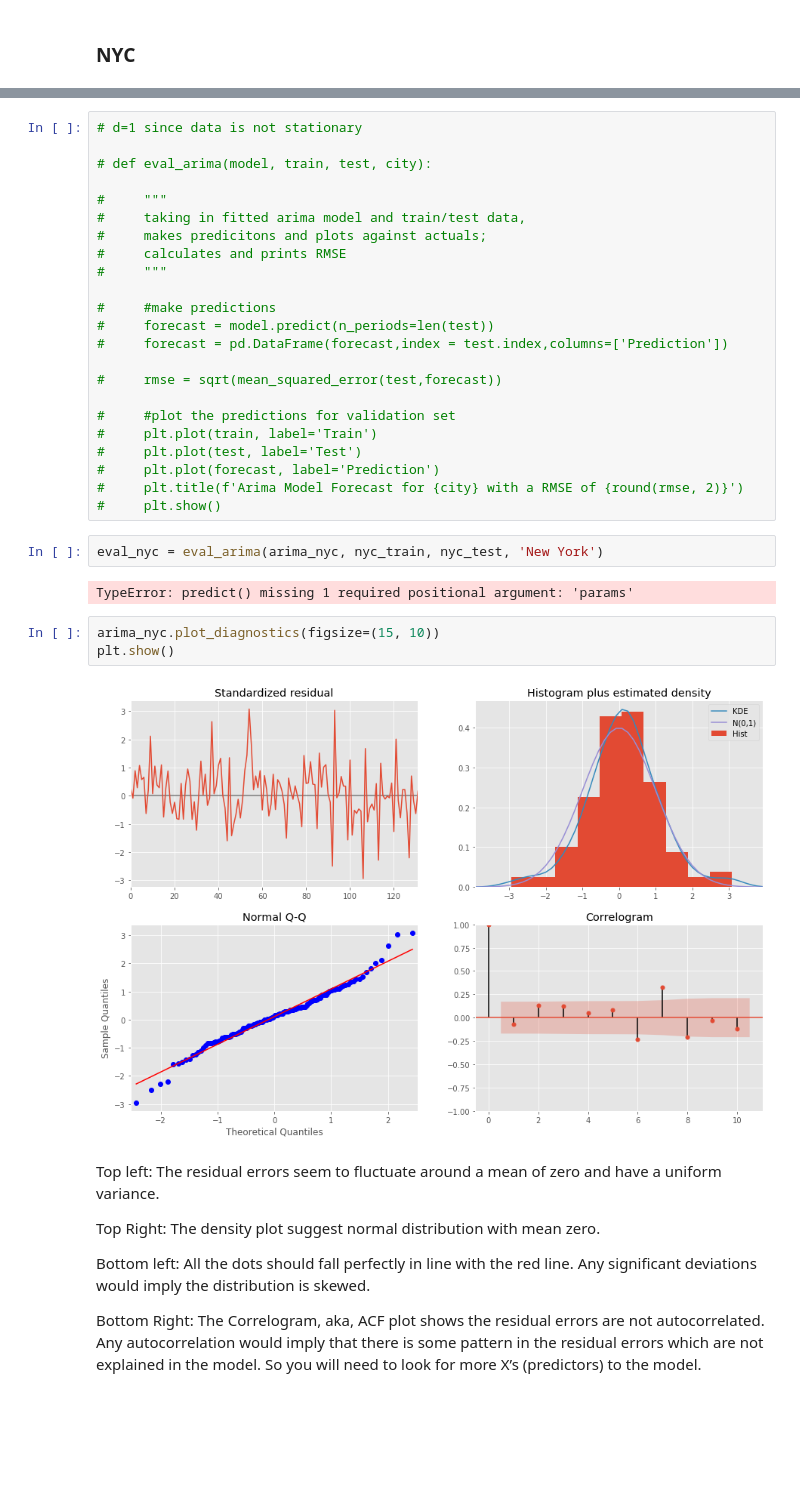
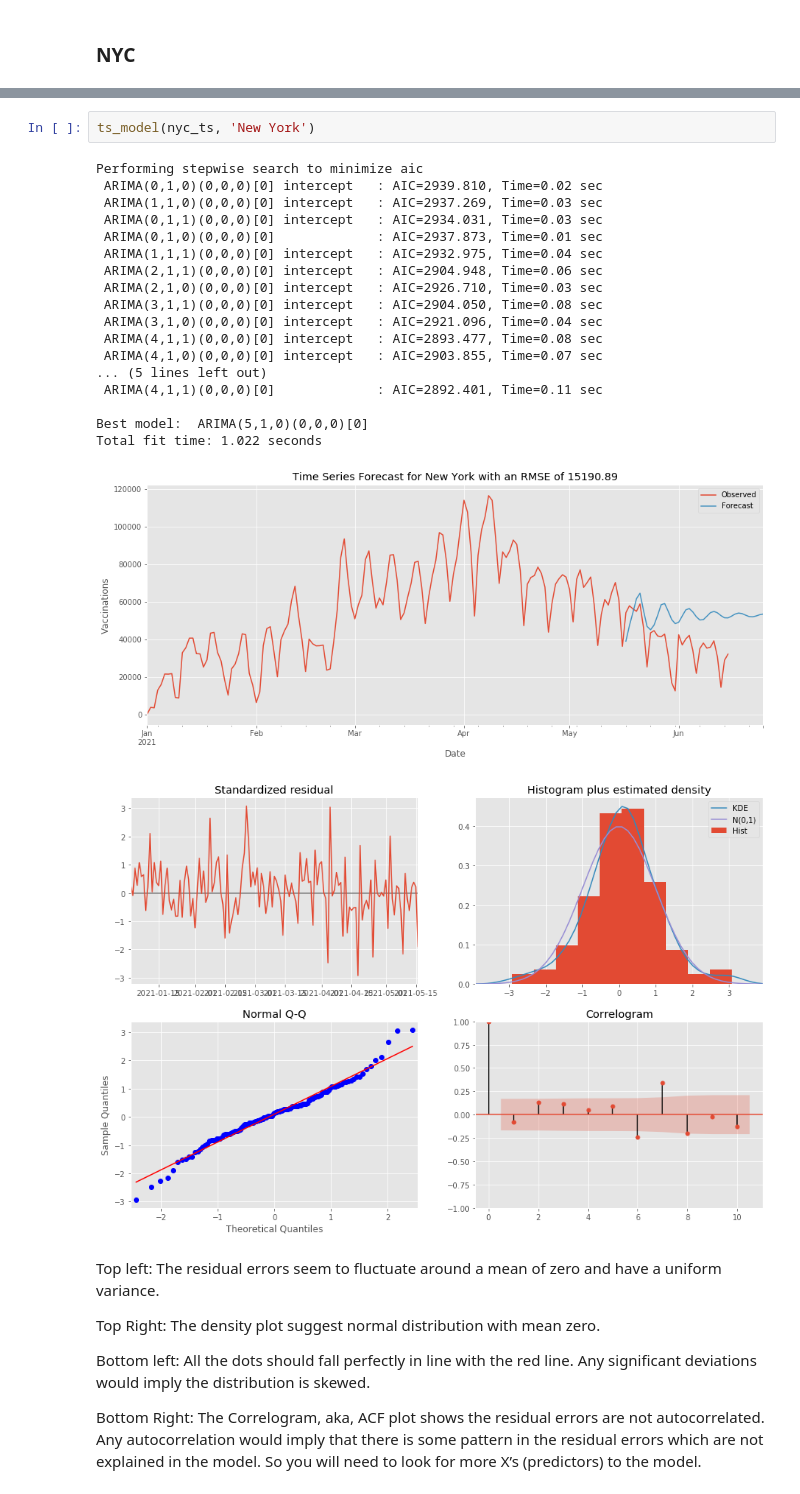
Before and after one commit to christisarv/2021-covid-vaccine-analysis, a Jupyter notebook: Vaccinantion Records Analysis.ipynb, the cells around one changed output, grey strips where cells are left out. Saved outputs shown, nothing was run; the diff lists cells and outputs as text; blank space fills up the shorter version.

Commit message:
completed time series model and correlation plots

```diff
--- a/Vaccinantion Records Analysis.ipynb
+++ b/Vaccinantion Records Analysis.ipynb
@@ -487,35 +410,25 @@ plt.show()
-# %%
-# d=1 since data is not stationary
-
-# def eval_arima(model, train, test, city):
-
-#     """
-#     taking in fitted arima model and train/test data,
-#     makes predicitons and plots against actuals;
-#     calculates and prints RMSE
-#     """
-
-#     #make predictions
-#     forecast = model.predict(n_periods=len(test))
-#     forecast = pd.DataFrame(forecast,index = test.index,columns=['Prediction'])
-
-#     rmse = sqrt(mean_squared_error(test,forecast))
-
-#     #plot the predictions for validation set
-#     plt.plot(train, label='Train')
-#     plt.plot(test, label='Test')
-#     plt.plot(forecast, label='Prediction')
-#     plt.title(f'Arima Model Forecast for {city} with a RMSE of {round(rmse, 2)}')
-#     plt.show()
-# %%
-eval_nyc = eval_arima(arima_nyc, nyc_train, nyc_test, 'New York')
-# %% [output]
-TypeError: predict() missing 1 required positional argument: 'params'
-# %%
-arima_nyc.plot_diagnostics(figsize=(15, 10))
-plt.show()
-# %% [output]
-[figure, removed]
+# %%
+ts_model(nyc_ts, 'New York')
+# %% [output]
+Performing stepwise search to minimize aic
+ ARIMA(0,1,0)(0,0,0)[0] intercept   : AIC=2939.810, Time=0.02 sec
+ ARIMA(1,1,0)(0,0,0)[0] intercept   : AIC=2937.269, Time=0.03 sec
+ ARIMA(0,1,1)(0,0,0)[0] intercept   : AIC=2934.031, Time=0.03 sec
+ ARIMA(0,1,0)(0,0,0)[0]             : AIC=2937.873, Time=0.01 sec
+ ARIMA(1,1,1)(0,0,0)[0] intercept   : AIC=2932.975, Time=0.04 sec
+ ARIMA(2,1,1)(0,0,0)[0] intercept   : AIC=2904.948, Time=0.06 sec
+ ARIMA(2,1,0)(0,0,0)[0] intercept   : AIC=2926.710, Time=0.03 sec
+ ARIMA(3,1,1)(0,0,0)[0] intercept   : AIC=2904.050, Time=0.08 sec
+ ARIMA(3,1,0)(0,0,0)[0] intercept   : AIC=2921.096, Time=0.04 sec
+ ARIMA(4,1,1)(0,0,0)[0] intercept   : AIC=2893.477, Time=0.08 sec
+ ARIMA(4,1,0)(0,0,0)[0] intercept   : AIC=2903.855, Time=0.07 sec
+... (5 lines left out)
+ ARIMA(4,1,1)(0,0,0)[0]             : AIC=2892.401, Time=0.11 sec
+
+Best model:  ARIMA(5,1,0)(0,0,0)[0]
+Total fit time: 1.022 seconds
+[figure, added]
+[figure, added]
 # %% [markdown]
 Top left: The residual errors seem to fluctuate around a mean of zero and have a uniform variance.
 
```
Also changed, not shown: parts of 47 cells of this notebook, 10 other files.
